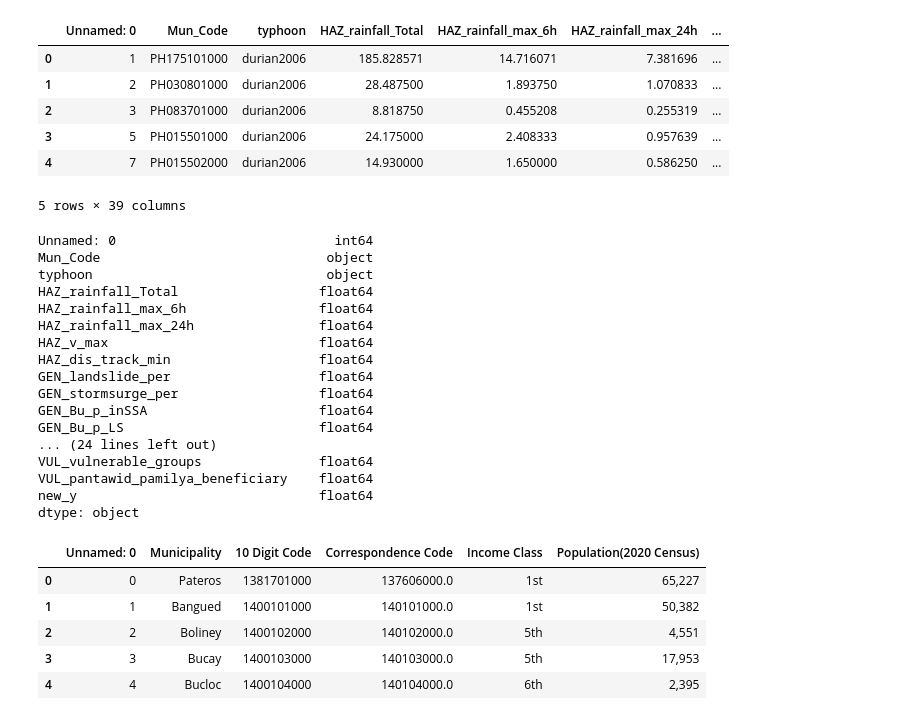
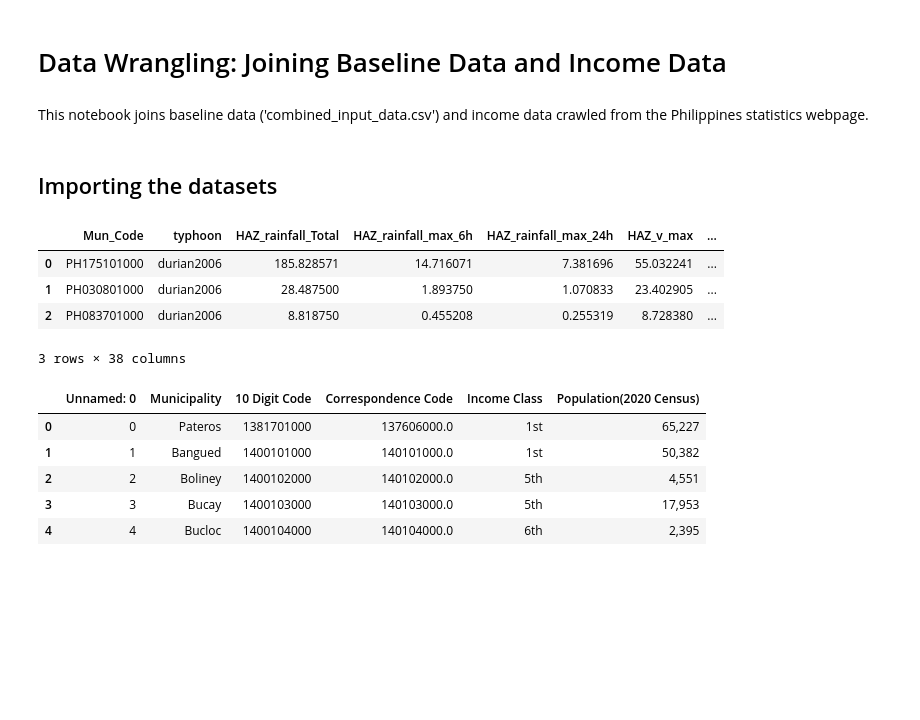
Before and after one commit to BMasinde/causal-fairness-Philippines-drrm, a Jupyter notebook: data expo notebooks/data wrangling and expo.ipynb, the cells around one changed output. Saved outputs shown, nothing was run; the diff lists cells and outputs as text; code cells hidden in the pictures; blank space fills up the shorter version.

Commit message:
add and cleaned regional data

```diff
--- a/data expo notebooks/data wrangling and expo.ipynb
+++ b/data expo notebooks/data wrangling and expo.ipynb
@@ -5,13 +1,19 @@ The data contains variables that show the effect of tropical cyclones (TC) in th
+# %% [markdown]
+# Data Wrangling: Joining Baseline Data and Income Data
+# %% [markdown]
+This notebook joins baseline data ('combined_input_data.csv') and income data crawled from the Philippines statistics webpage.
 # %%
 # handling dataframes and csv files
 import pandas as pd
 import csv
 import numpy as np
+# %% [markdown]
+## Importing the datasets
 # %%
 # reading data files
 
-path_base_data = '/Users/masinde/Documents/phd/causal fairness/data/baseline/cleaned_input_data.csv'
-path_inc_data = '/Users/masinde/Documents/phd/causal fairness/data/extra_data/phl_income_cls.csv'
+path_base_data = '/Users/masinde/Projects/causal-fairness-Philippines-drrm/data/combined_input_data.csv'
+path_inc_data = '/Users/masinde/Projects/causal-fairness-Philippines-drrm/data/ph_income_cls.csv'
 #path_vul_data = ''
 
 ## baseline data (municipality data)
@@ -19,40 +21,15 @@ base_df = pd.read_csv(path_base_data)
 
 ## income class data
 inc_df = pd.read_csv(path_inc_data)
-
-# vulnerability data
 # %%
 # first 5 rows of base_df
-base_df.head(5)
+base_df.head(3)
 # %% [output]
-|  | Unnamed: 0 | Mun_Code | typhoon | HAZ_rainfall_Total | HAZ_rainfall_max_6h | HAZ_rainfall_max_24h | ... |
-| 0 | 1 | PH175101000 | durian2006 | 185.828571 | 14.716071 | 7.381696 | ... |
-| 1 | 2 | PH030801000 | durian2006 | 28.487500 | 1.893750 | 1.070833 | ... |
-| 2 | 3 | PH083701000 | durian2006 | 8.818750 | 0.455208 | 0.255319 | ... |
-| 3 | 5 | PH015501000 | durian2006 | 24.175000 | 2.408333 | 0.957639 | ... |
-| 4 | 7 | PH015502000 | durian2006 | 14.930000 | 1.650000 | 0.586250 | ... |
+|  | Mun_Code | typhoon | HAZ_rainfall_Total | HAZ_rainfall_max_6h | HAZ_rainfall_max_24h | HAZ_v_max | ... |
+| 0 | PH175101000 | durian2006 | 185.828571 | 14.716071 | 7.381696 | 55.032241 | ... |
+| 1 | PH030801000 | durian2006 | 28.487500 | 1.893750 | 1.070833 | 23.402905 | ... |
+| 2 | PH083701000 | durian2006 | 8.818750 | 0.455208 | 0.255319 | 8.728380 | ... |
-5 rows × 39 columns
+3 rows × 38 columns
-# %%
-# datatypes of base_df
-base_df.dtypes
-# %% [output]
-Unnamed: 0                            int64
-Mun_Code                             object
-typhoon                              object
-HAZ_rainfall_Total                  float64
-HAZ_rainfall_max_6h                 float64
-HAZ_rainfall_max_24h                float64
-HAZ_v_max                           float64
-HAZ_dis_track_min                   float64
-GEN_landslide_per                   float64
-GEN_stormsurge_per                  float64
-GEN_Bu_p_inSSA                      float64
-GEN_Bu_p_LS                         float64
-... (24 lines left out)
-VUL_vulnerable_groups               float64
-VUL_pantawid_pamilya_beneficiary    float64
-new_y                               float64
-dtype: object
 # %%
 # first 5 rows of inc_df
 inc_df.head(5)
```
Also changed, not shown: parts of 21 cells of this notebook.
